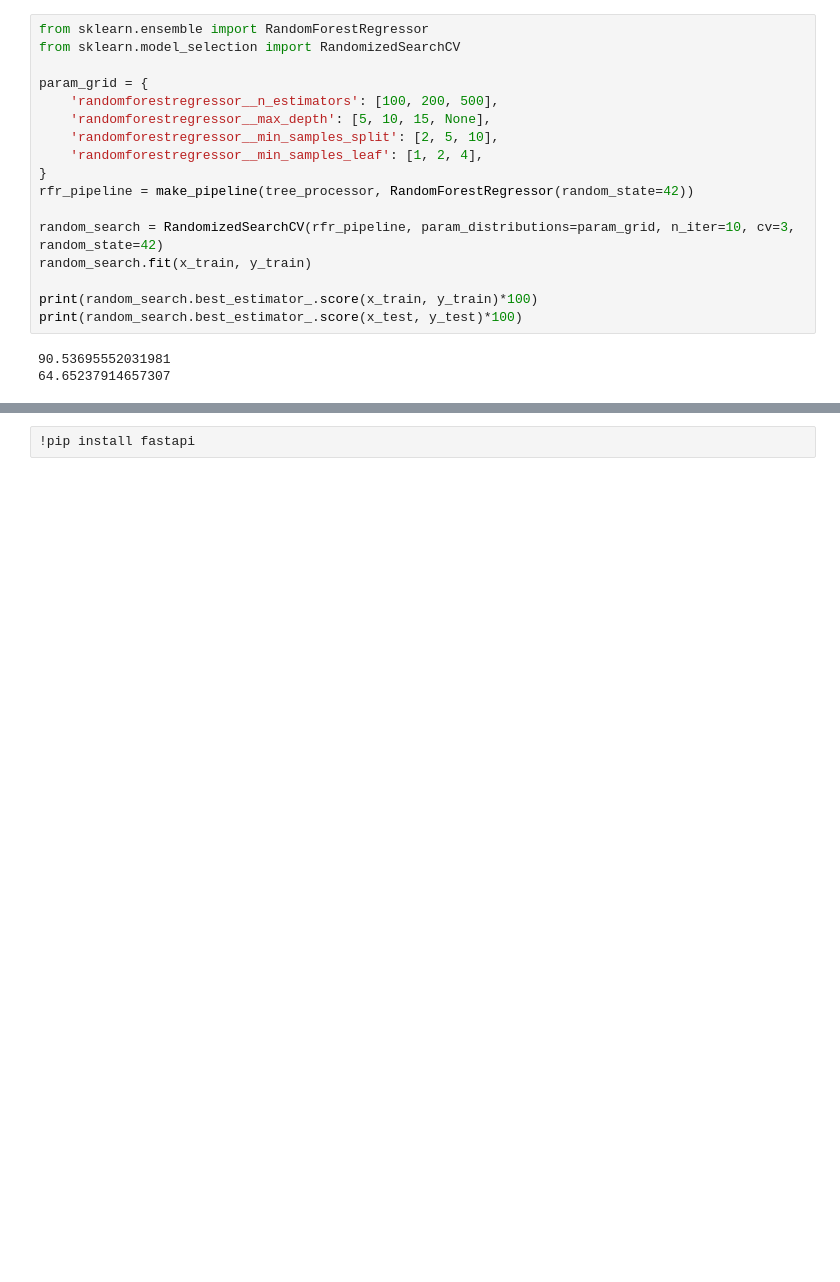
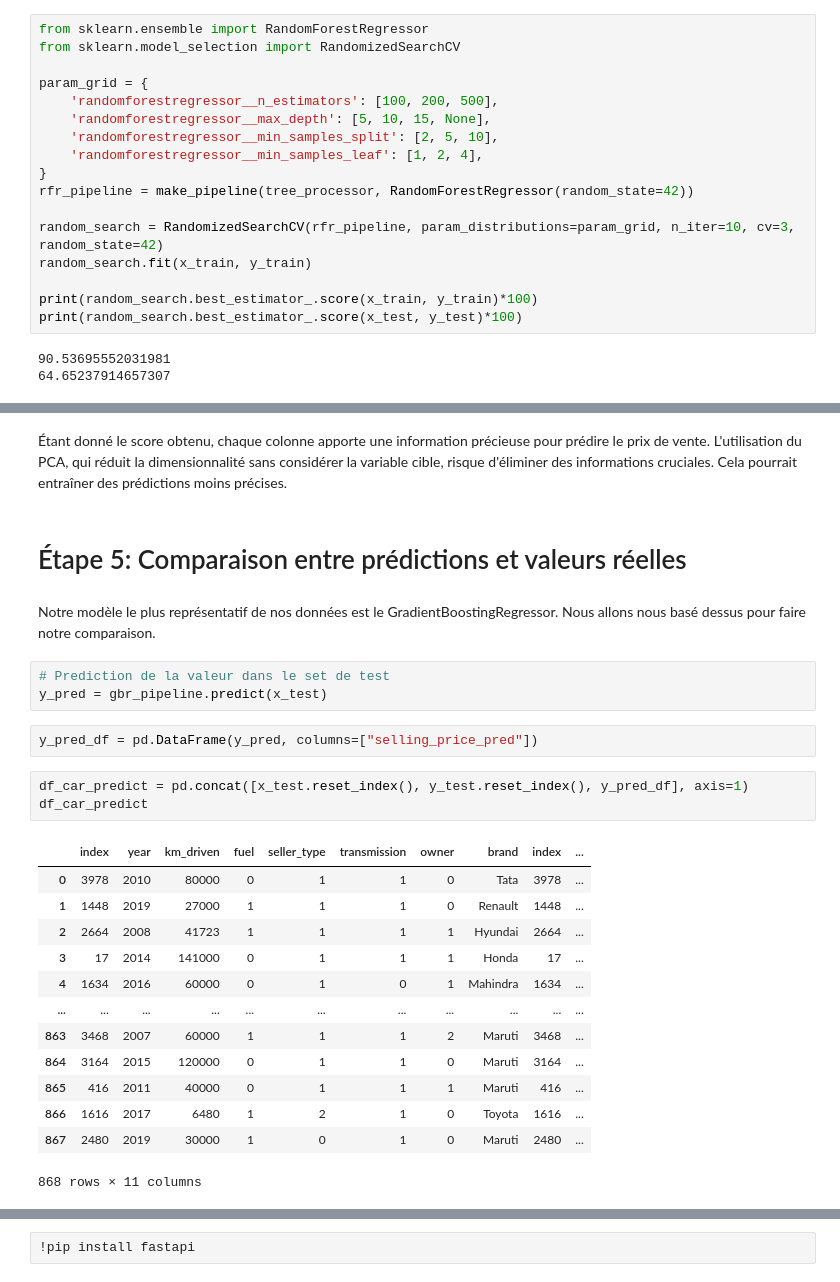
Before and after one commit to MohamedNiaissa/AutoPredict, a Jupyter notebook: AutoPredict.ipynb, the cells around one changed output, grey strips where cells are left out. Saved outputs shown, nothing was run; the diff lists cells and outputs as text; blank space fills up the shorter version.

```diff
--- a/AutoPredict.ipynb
+++ b/AutoPredict.ipynb
@@ -546,0 +575,28 @@ print(random_search.best_estimator_.score(x_test, y_test)*100)
+# %% [markdown]
+Étant donné le score obtenu, chaque colonne apporte une information précieuse pour prédire le prix de vente. L'utilisation du PCA, qui réduit la dimensionnalité sans considérer la variable cible, risque d'éliminer des informations cruciales. Cela pourrait entraîner des prédictions moins précises.
+# %% [markdown]
+# Étape 5: Comparaison entre prédictions et valeurs réelles
+# %% [markdown]
+Notre modèle le plus représentatif de nos données est le GradientBoostingRegressor. Nous allons nous basé dessus pour faire notre comparaison.
+# %%
+# Prediction de la valeur dans le set de test
+y_pred = gbr_pipeline.predict(x_test)
+# %%
+y_pred_df = pd.DataFrame(y_pred, columns=["selling_price_pred"])
+# %%
+df_car_predict = pd.concat([x_test.reset_index(), y_test.reset_index(), y_pred_df], axis=1)
+df_car_predict
+# %% [output]
+|  | index | year | km_driven | fuel | seller_type | transmission | owner | brand | index | ... |
+| 0 | 3978 | 2010 | 80000 | 0 | 1 | 1 | 0 | Tata | 3978 | ... |
+| 1 | 1448 | 2019 | 27000 | 1 | 1 | 1 | 0 | Renault | 1448 | ... |
+| 2 | 2664 | 2008 | 41723 | 1 | 1 | 1 | 1 | Hyundai | 2664 | ... |
+| 3 | 17 | 2014 | 141000 | 0 | 1 | 1 | 1 | Honda | 17 | ... |
+| 4 | 1634 | 2016 | 60000 | 0 | 1 | 0 | 1 | Mahindra | 1634 | ... |
+| ... | ... | ... | ... | ... | ... | ... | ... | ... | ... | ... |
+| 863 | 3468 | 2007 | 60000 | 1 | 1 | 1 | 2 | Maruti | 3468 | ... |
+| 864 | 3164 | 2015 | 120000 | 0 | 1 | 1 | 0 | Maruti | 3164 | ... |
+| 865 | 416 | 2011 | 40000 | 0 | 1 | 1 | 1 | Maruti | 416 | ... |
+| 866 | 1616 | 2017 | 6480 | 1 | 2 | 1 | 0 | Toyota | 1616 | ... |
+| 867 | 2480 | 2019 | 30000 | 1 | 0 | 1 | 0 | Maruti | 2480 | ... |
+868 rows × 11 columns
```
Also changed, not shown: parts of 31 cells of this notebook.
